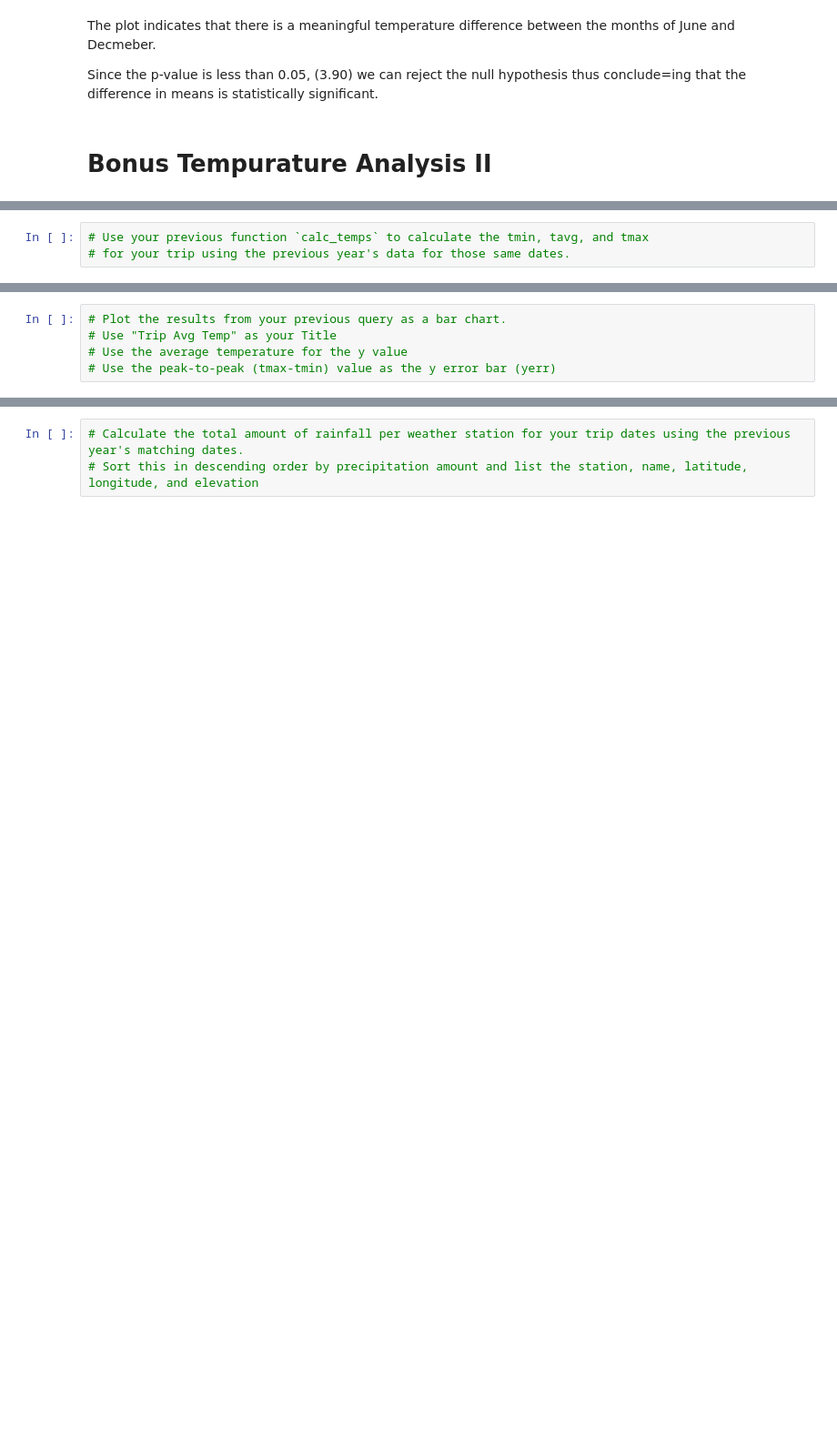
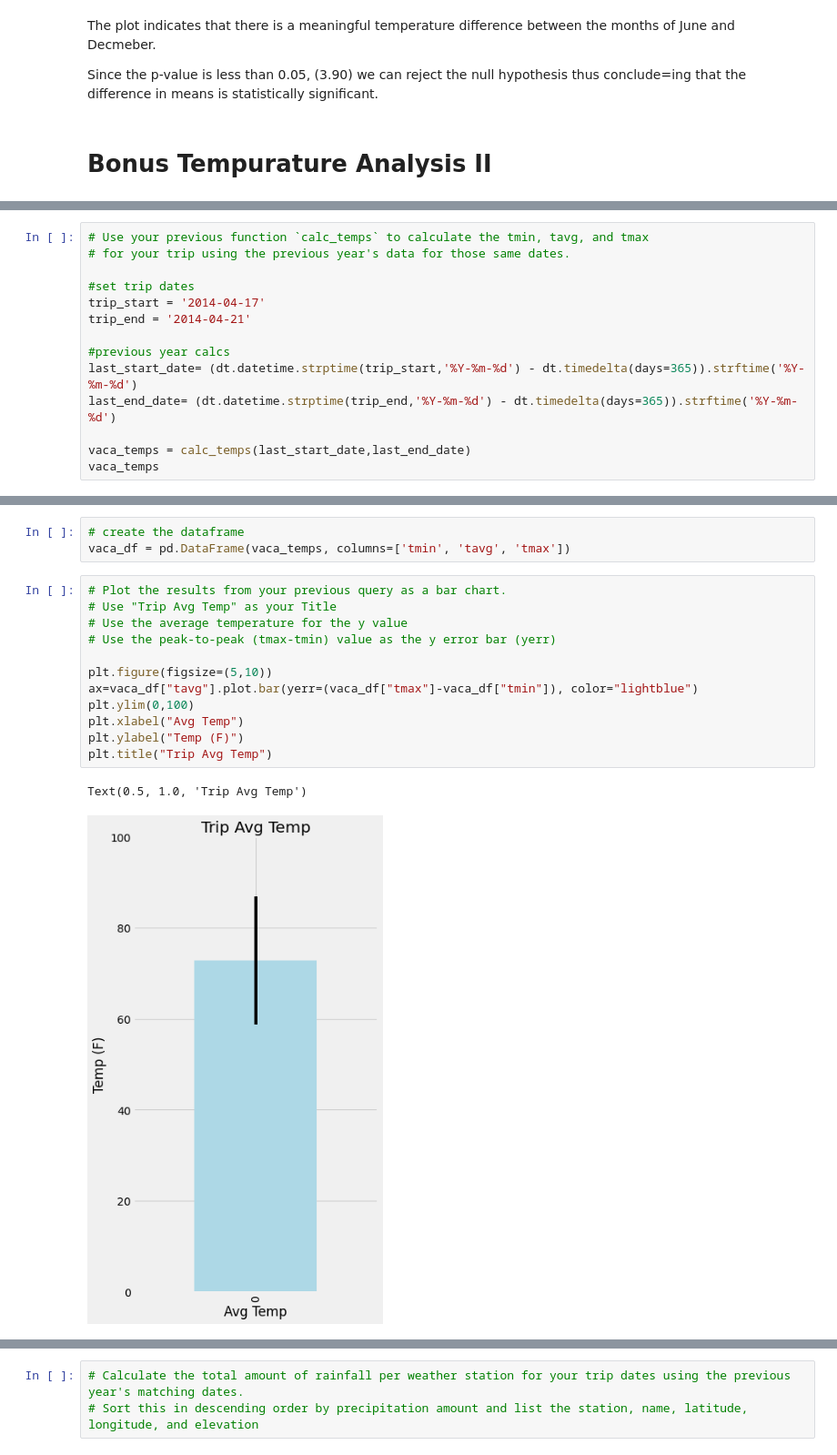
Before and after one commit to timsamson/sqlalchemy-challenge, a Jupyter notebook: climate.ipynb, the cells around one changed output, grey strips where cells are left out. Shown at 91% size. Saved outputs shown, nothing was run; the diff lists cells and outputs as text; blank space fills up the shorter version.

Commit message:
added vaca temp analysis

```diff
--- a/climate.ipynb
+++ b/climate.ipynb
@@ -259,3 +254,14 @@ print(calc_temps('2012-02-28', '2012-03-05'))
 # %%
 # Use your previous function `calc_temps` to calculate the tmin, tavg, and tmax
 # for your trip using the previous year's data for those same dates.
+
+#set trip dates
+trip_start = '2014-04-17'
+trip_end = '2014-04-21'
+
+#previous year calcs
+last_start_date= (dt.datetime.strptime(trip_start,'%Y-%m-%d') - dt.timedelta(days=365)).strftime('%Y-%m-%d')
+last_end_date= (dt.datetime.strptime(trip_end,'%Y-%m-%d') - dt.timedelta(days=365)).strftime('%Y-%m-%d')
+
+vaca_temps = calc_temps(last_start_date,last_end_date)
+vaca_temps
@@ -262,5 +270,18 @@ print(calc_temps('2012-02-28', '2012-03-05'))
+# %%
+# create the dataframe
+vaca_df = pd.DataFrame(vaca_temps, columns=['tmin', 'tavg', 'tmax'])
 # %%
 # Plot the results from your previous query as a bar chart.
 # Use "Trip Avg Temp" as your Title
 # Use the average temperature for the y value
 # Use the peak-to-peak (tmax-tmin) value as the y error bar (yerr)
+
+plt.figure(figsize=(5,10))
+ax=vaca_df["tavg"].plot.bar(yerr=(vaca_df["tmax"]-vaca_df["tmin"]), color="lightblue")
+plt.ylim(0,100)
+plt.xlabel("Avg Temp")
+plt.ylabel("Temp (F)")
+plt.title("Trip Avg Temp")
+# %% [output]
+Text(0.5, 1.0, 'Trip Avg Temp')
+[figure, added]
```
Also changed, not shown: parts of 4 cells of this notebook.
